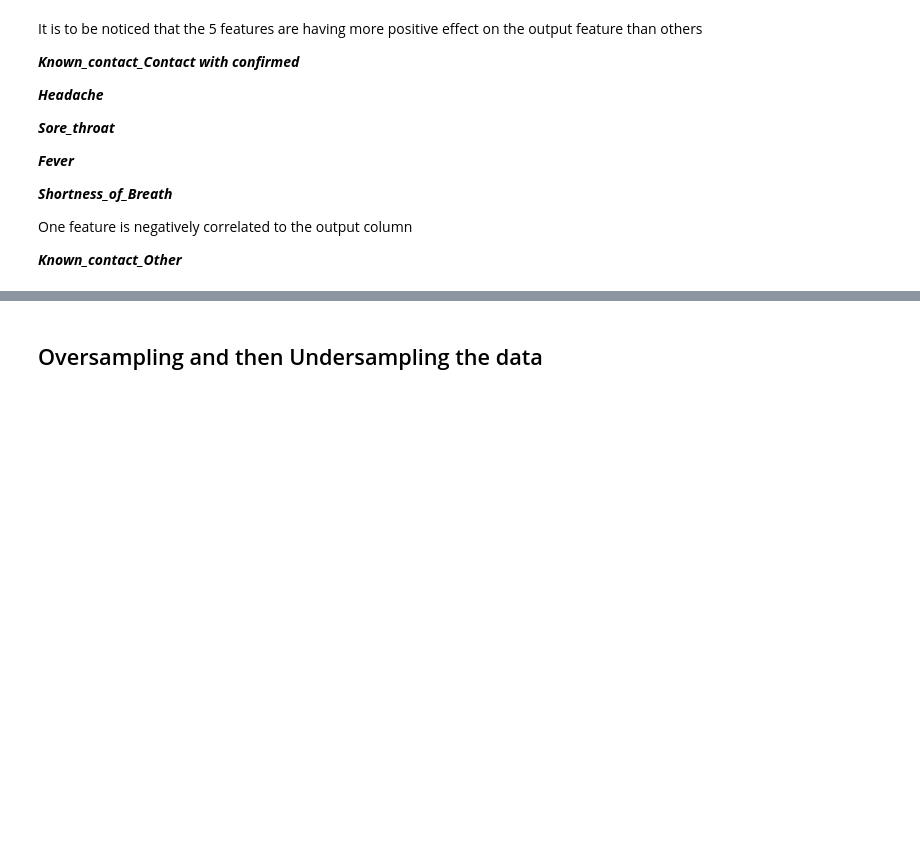
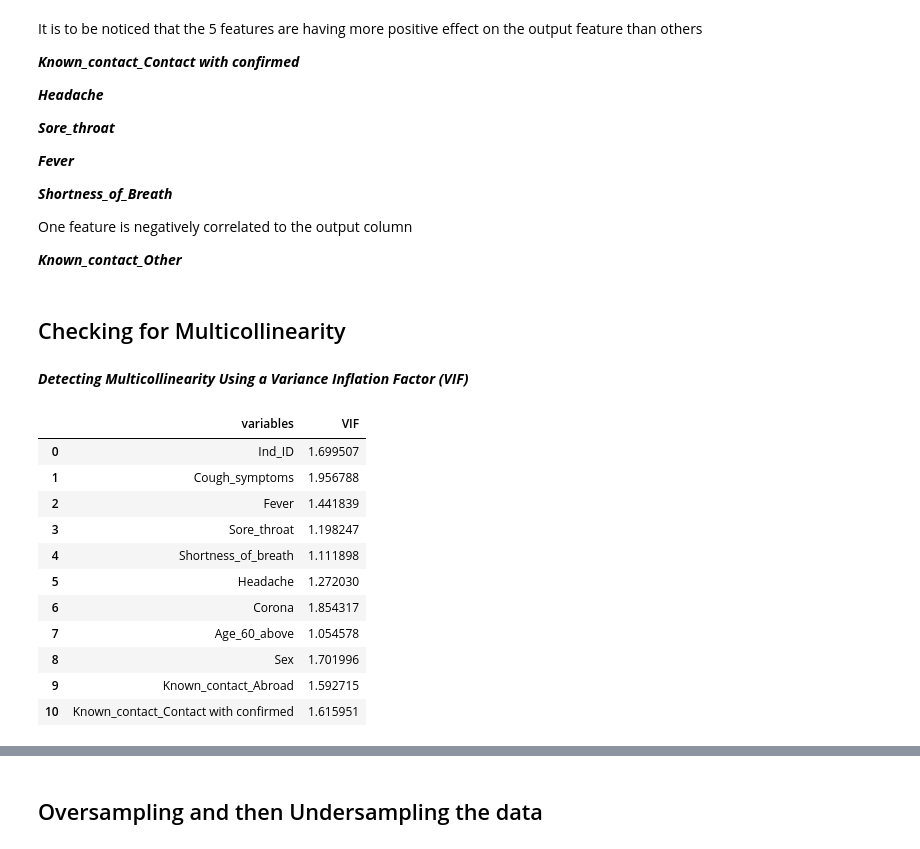
Before and after one commit to Gemini-Abhi/Machine-Learning-projects, a Jupyter notebook: Covid Project/Covid_Project.ipynb, the cells around one changed output, grey strips where cells are left out. Cells and saved outputs as stored; diff of their text form; code cells hidden in the pictures; blank space fills up the shorter version.

Commit message:
Checking for multiple Coolinearity

```diff
--- a/Covid Project/Covid_Project.ipynb
+++ b/Covid Project/Covid_Project.ipynb
@@ -383,3 +383,7 @@ It is to be noticed that the 5 features are having more positive effect on the o
 One feature is negatively correlated to the output column
 
 ***Known_contact_Other***
+# %% [markdown]
+## Checking for Multicollinearity
+# %% [markdown]
+***Detecting Multicollinearity Using a Variance Inflation Factor (VIF)***
@@ -385,0 +392,24 @@ One feature is negatively correlated to the output column
+# %%
+def calc_vif(X):
+
+    # Calculating VIF
+    vif = pd.DataFrame()
+    vif["variables"] = X.columns
+    vif["VIF"] = [variance_inflation_factor(X.values, i) for i in range(X.shape[1])]
+    return(vif)
+# %%
+X=new_covid.iloc[:,:-1]
+calc_vif(X)
+# %% [output]
+|  | variables | VIF |
+| 0 | Ind_ID | 1.699507 |
+| 1 | Cough_symptoms | 1.956788 |
+| 2 | Fever | 1.441839 |
+| 3 | Sore_throat | 1.198247 |
+| 4 | Shortness_of_breath | 1.111898 |
+| 5 | Headache | 1.272030 |
+| 6 | Corona | 1.854317 |
+| 7 | Age_60_above | 1.054578 |
+| 8 | Sex | 1.701996 |
+| 9 | Known_contact_Abroad | 1.592715 |
+| 10 | Known_contact_Contact with confirmed | 1.615951 |
```
Also changed, not shown: parts of 14 cells of this notebook.
